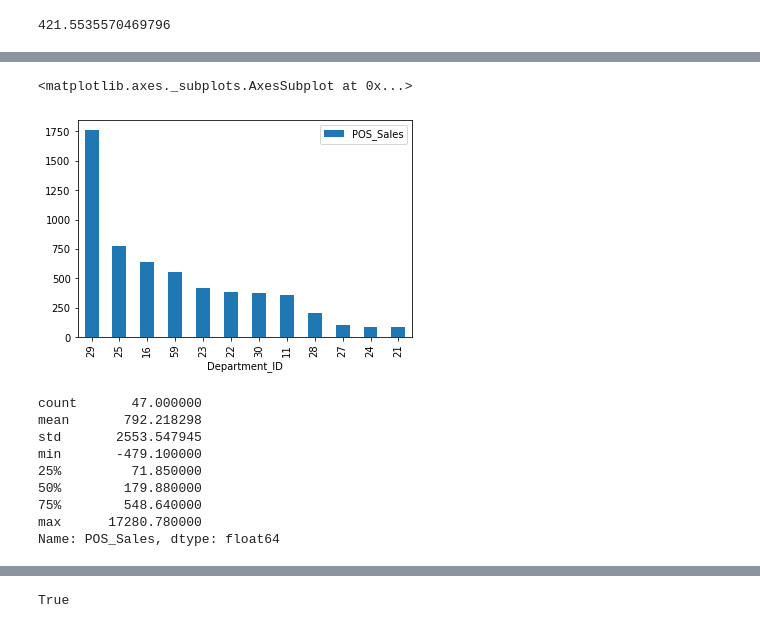
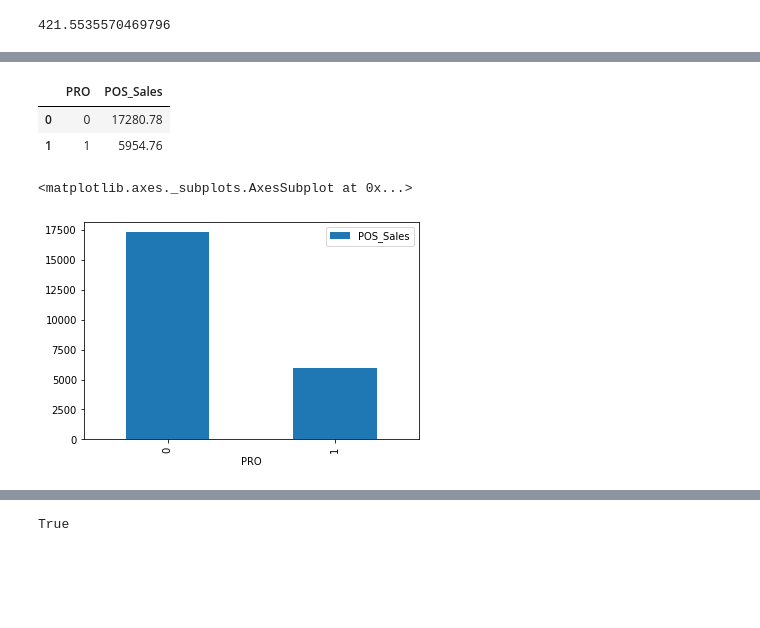
Before and after one commit to consta35/thd, a Jupyter notebook: Intro_to_python.ipynb, the cells around one changed output, grey strips where cells are left out. Cells and saved outputs as stored; diff of their text form; code cells hidden in the pictures; blank space fills up the shorter version.

```diff
--- a/Intro_to_python.ipynb
+++ b/Intro_to_python.ipynb
@@ -3,4 +3,4 @@ import pandas as pd
 import matplotlib.pyplot as plt
 # %%
 url = 'https://raw.githubusercontent.com/consta35/thd/master/Intro_to_Python_Sample_Data.csv'
-df1 = pd.read_csv(url)
+data = pd.read_csv(url)
@@ -49,5 +57,15 @@ break_down = df1.groupby(['Department_ID']).agg({'POS_Sales':'mean',
+# %%
+## Summarize data by PRO/Consumer group
+pro_summary = data.groupby(['PRO']).agg({'POS_Sales':'max'}).reset_index()
+# %%
+pro_summary
+# %% [output]
+|  | PRO | POS_Sales |
+| 0 | 0 | 17280.78 |
+| 1 | 1 | 5954.76 |
 # %%
-break_down.plot(x = 'Department_ID', y ='POS_Sales', kind = 'bar')
+## Plot PRO vs Consumer POS_Sales
+pro_summary.plot(x = 'PRO', y ='POS_Sales', kind = 'bar')
 # %% [output]
 <matplotlib.axes._subplots.AxesSubplot at 0x...>
-[figure, old version]
+[figure, new version]
@@ -56,12 +71,0 @@ consumers = df1[df1['PRO'] == 0]
-# %%
-consumers['POS_Sales'].describe()
-# %% [output]
-count       47.000000
-mean       792.218298
-std       2553.547945
-min       -479.100000
-25%         71.850000
-50%        179.880000
-75%        548.640000
-max      17280.780000
-Name: POS_Sales, dtype: float64
```
Also changed, not shown: parts of 36 cells of this notebook.
